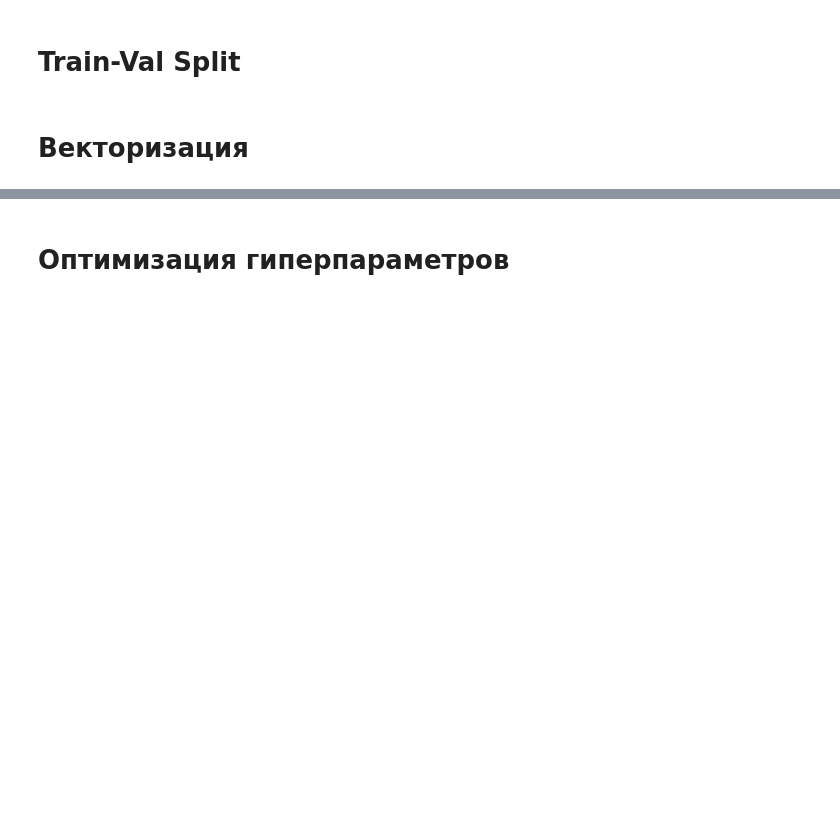
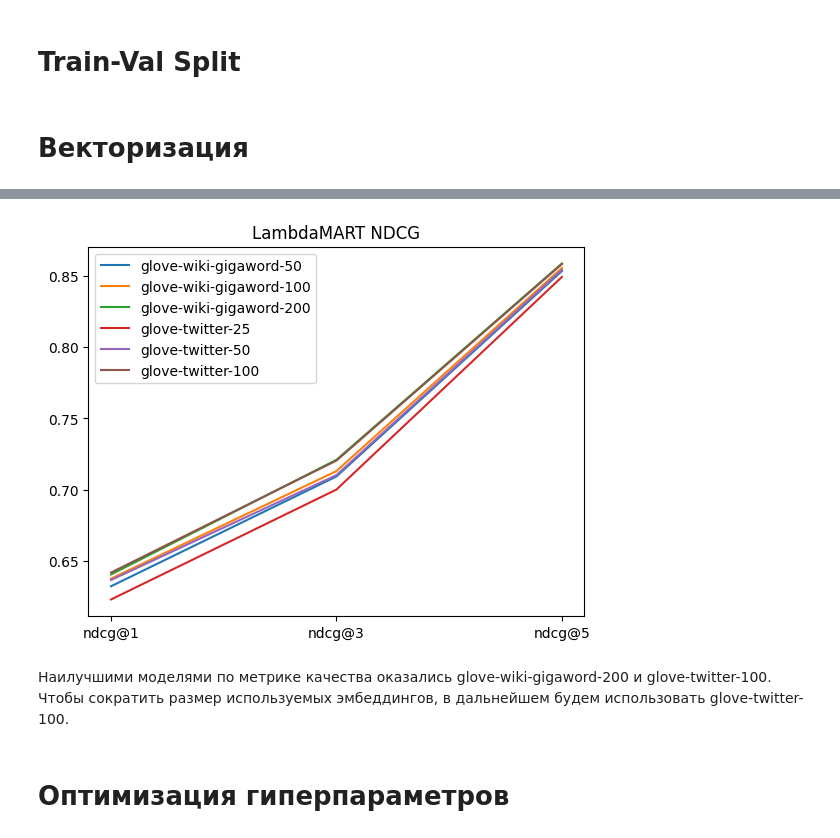
Before and after one commit to AllWorder/MIPT_VK_comment_ranking, a Jupyter notebook: LambdaMARTtest.ipynb, the cells around one changed output, grey strips where cells are left out. Cells and saved outputs as stored; diff of their text form; code cells hidden in the pictures; blank space fills up the shorter version.

Commit message:
LambdaMART fixes

```diff
--- a/LambdaMARTtest.ipynb
+++ b/LambdaMARTtest.ipynb
@@ -129,3 +95,10 @@ y_val = np.array(val['comments_score'])
+# %%
+# подготавливаем train и test данные для сравнения эмбеддингов
+split = splitter.split(main_train, groups=main_train['text'])
+train_inds, test_inds = next(split)
+
+train = main_train.iloc[train_inds]
+test = main_train.iloc[test_inds]
 # %% [markdown]
 # Векторизация
 # %%
@@ -226,4 +206,6 @@ def transform_data(embeddings, y, vector_dim):
 # %%
+scores = dict()
+
 for embedding_name, vector_dim in tqdm(embeddings_list):
 
     print()
@@ -235,13 +217,12 @@ for embedding_name, vector_dim in tqdm(embeddings_list):
     print(embedding_name)
     print()
 
-    # Создаем эмбеддинги для датасета
-    train_emb = [text_to_vec(row, current_embeddings, current_tokenizer, vector_dim) for row in X_train_raw]
-    val_emb = [text_to_vec(row, current_embeddings, current_tokenizer, vector_dim) for row in X_val_raw]
+    # Подготавливаем данные для подачи в модель
+    X_train, y_train, qids_train = transform_data(train, current_embeddings, current_tokenizer, vector_dim)
+    X_test, y_test, qids_test = transform_data(test, current_embeddings, current_tokenizer, vector_dim)
 
-    # Подготавливаем данные для подачи в модель
-    X_train, qids_train = transform_data(train_emb, y_train, vector_dim)
-    X_val, qids_val = transform_data(val_emb, y_val, vector_dim)
+    X_train = X_train.drop(['qid'], axis=1)
+    X_test = X_test.drop(['qid'], axis=1)
 
     # Создаем модель
     ranker = lightgbm.LGBMRanker(
@@ -261,10 +242,15 @@ for embedding_name, vector_dim in tqdm(embeddings_list):
         X=X_train,
         y=y_train,
         group=qids_train,
-        eval_set=[(X_val, y_val)],
-        eval_group=[qids_val],
+        eval_set=[(X_test, y_test)],
+        eval_group=[qids_test],
         eval_at=[1, 3, 5]
     )
+
+    # Сохраняем результат
+    scores[embedding_name] = [ranker.best_score_['valid_0']['ndcg@1'],
+                              ranker.best_score_['valid_0']['ndcg@3'],
+                              ranker.best_score_['valid_0']['ndcg@5']]
 # %% [output]
 glove-wiki-gigaword-50
 
@@ -610,2 +307,18 @@ LGBMRanker(importance_type='gain', label_gain=[0, 1, 2, 3, 4],
+# %%
+import matplotlib.pyplot as plt
+
+x_values = list(range(len(scores[list(scores.keys())[0]])))
+x_ticks = ['ndcg@1', 'ndcg@3', 'ndcg@5']
+
+for key, values in scores.items():
+    plt.plot(x_values, values, label=key)
+plt.xticks(x_values, x_ticks)
+plt.title('LambdaMART NDCG')
+plt.legend()
+plt.show()
+# %% [output]
+[figure, added]
+# %% [markdown]
+Наилучшими моделями по метрике качества оказались glove-wiki-gigaword-200 и glove-twitter-100. Чтобы сократить размер используемых эмбеддингов, в дальнейшем будем использовать glove-twitter-100.
 # %% [markdown]
 # Оптимизация гиперпараметров
```
Also changed, not shown: parts of 49 cells of this notebook.
